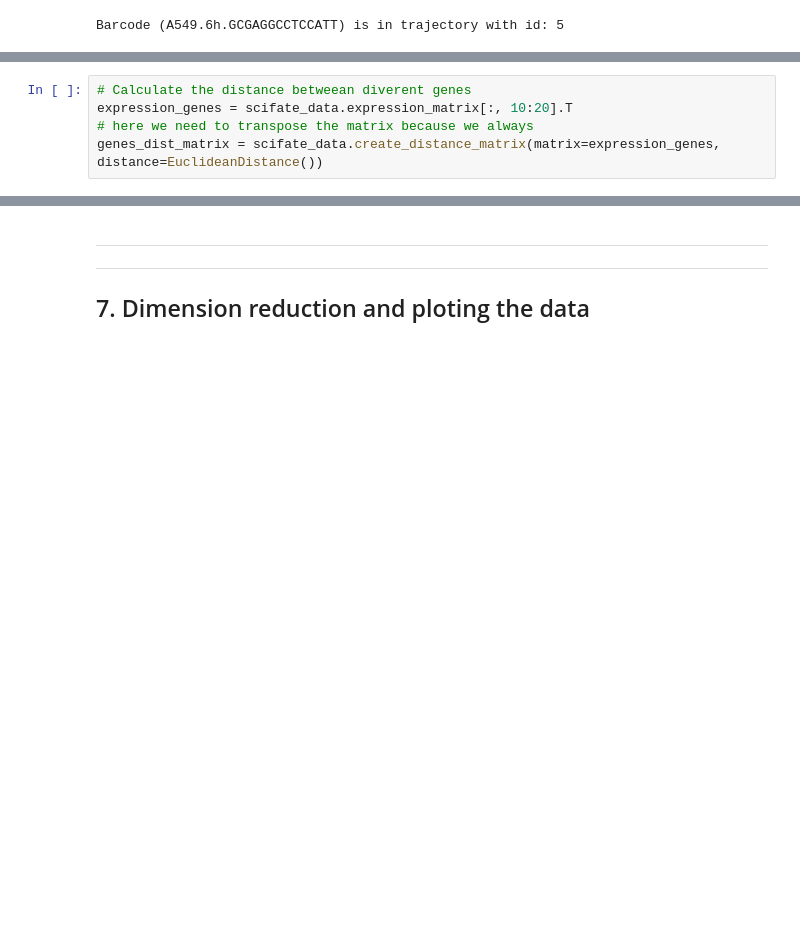
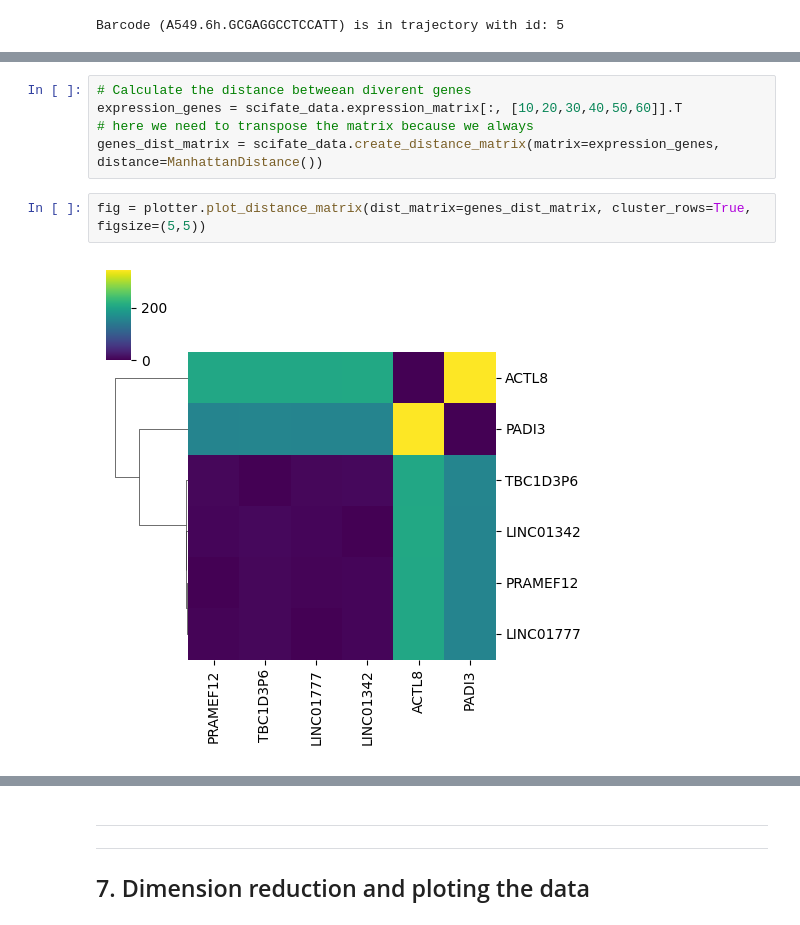
Before and after one commit to ZanderNic/sciflow, a Jupyter notebook: notebooks/01_tutorial.ipynb, the cells around one changed output, grey strips where cells are left out. Drawn from its saved outputs; the diff is of its cells as text; blank space fills up the shorter version.

```diff
--- a/notebooks/01_tutorial.ipynb
+++ b/notebooks/01_tutorial.ipynb
@@ -414,4 +485,8 @@ cells_dist_matrix = scifate_data.create_distance_matrix(matrix=expression_cells,
 # %%
 # Calculate the distance betweean diverent genes
-expression_genes = scifate_data.expression_matrix[:, 10:20].T                                                                 # here we need to transpose the matrix because we always
-genes_dist_matrix = scifate_data.create_distance_matrix(matrix=expression_genes, distance=EuclideanDistance())
+expression_genes = scifate_data.expression_matrix[:, [10,20,30,40,50,60]].T                                                                 # here we need to transpose the matrix because we always
+genes_dist_matrix = scifate_data.create_distance_matrix(matrix=expression_genes, distance=ManhattanDistance())
+# %%
+fig = plotter.plot_distance_matrix(dist_matrix=genes_dist_matrix, cluster_rows=True, figsize=(5,5))
+# %% [output]
+[figure, added]
```
Also changed, not shown: parts of 40 cells of this notebook, 4 other files.
